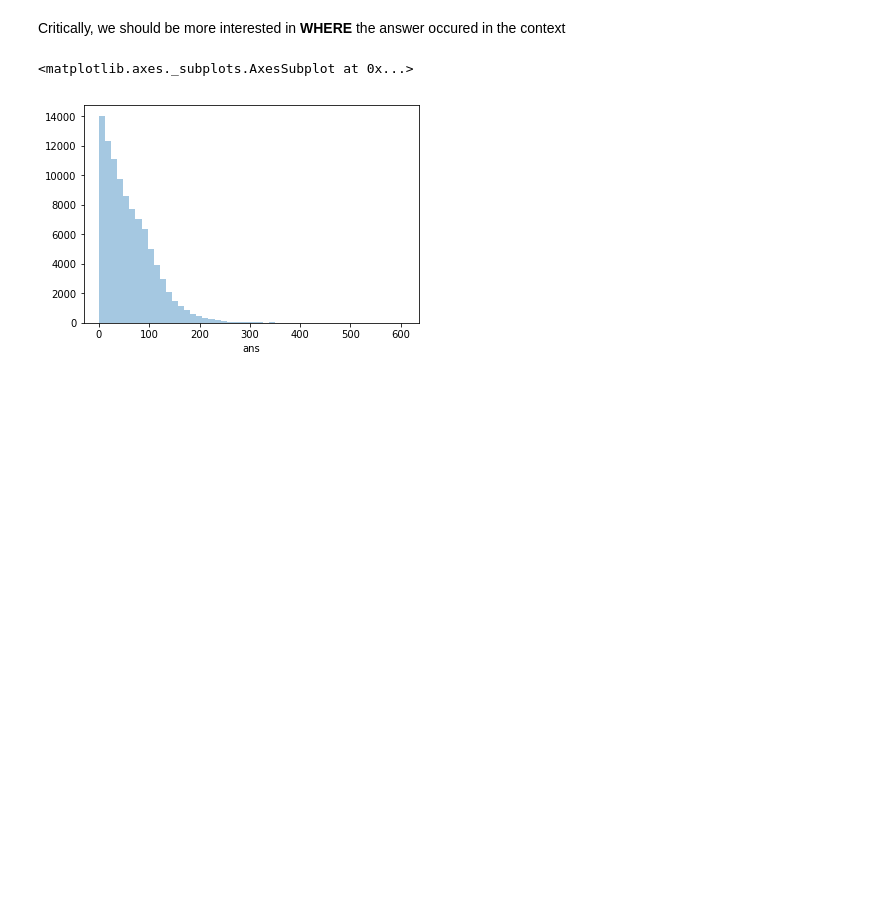
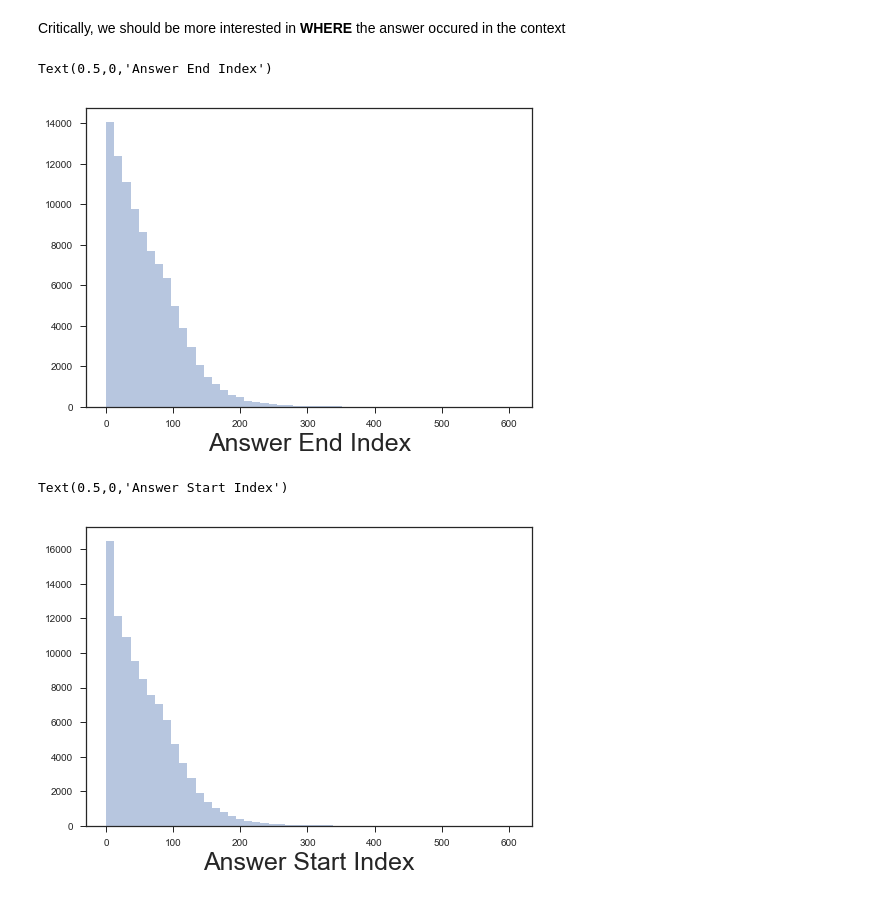
Before and after one commit to andrewhuang121/cs224n-win18-squad-huangko, a Jupyter notebook: exploratory_visualization.ipynb, the cells around one changed output. Saved outputs shown, nothing was run; the diff lists cells and outputs as text; code cells hidden in the pictures; blank space fills up the shorter version.

```diff
--- a/exploratory_visualization.ipynb
+++ b/exploratory_visualization.ipynb
@@ -97,6 +100,16 @@ def get_ans_ind(string):
     return int(string.split()[1])
 
 sns.distplot(data['ans'].apply(get_ans_ind), kde=False)
+plt.xlabel("Answer End Index", fontsize=25)
 # %% [output]
-<matplotlib.axes._subplots.AxesSubplot at 0x...>
+Text(0.5,0,'Answer End Index')
-[figure, old version]
+[figure, new version]
+# %%
+def get_ans_ind(string):
+    return int(string.split()[0])
+
+sns.distplot(data['ans'].apply(get_ans_ind), kde=False)
+plt.xlabel("Answer Start Index", fontsize=25)
+# %% [output]
+Text(0.5,0,'Answer Start Index')
+[figure, added]
```
Also changed, not shown: parts of 9 cells of this notebook, 1 other file.
